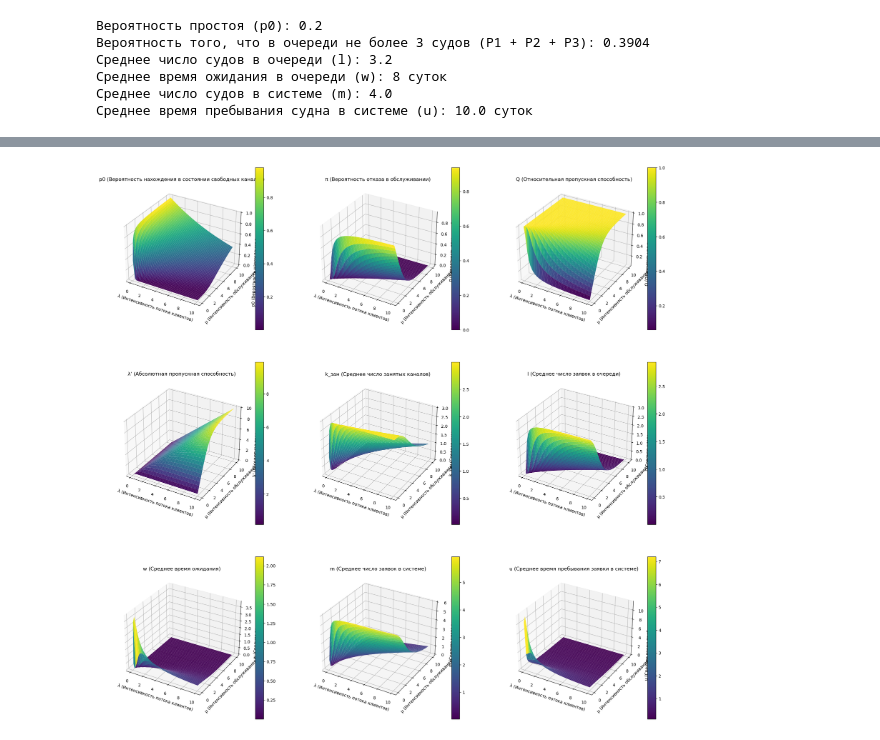
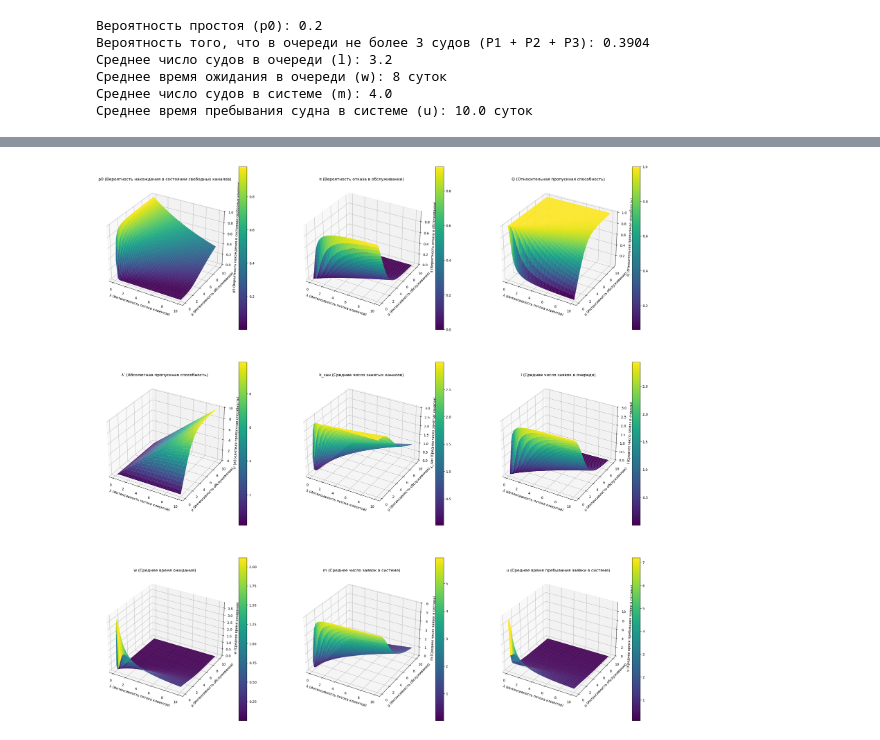
Before and after one commit to Displs/stms_mirea, a Jupyter notebook: 04_lecture45.ipynb, the cells around one changed output, grey strips where cells are left out. Drawn from its saved outputs; the diff is of its cells as text; code cells hidden in the pictures.

```diff
--- a/04_lecture45.ipynb
+++ b/04_lecture45.ipynb
@@ -106,18 +108,17 @@ parameters = {
 # %%
 i = 1
 
-fig = plt.figure(figsize=(24, 24))
+fig = plt.figure(figsize=(30, 30))
 
 for name, value in parameters.items():
 
       ax = fig.add_subplot(3, 3, i, projection='3d')
       i += 1
-
       surf = ax.plot_surface(λ_range, μ_range, value, cmap='viridis', edgecolor='none')
       ax.set_title(name)
       ax.set_xlabel('λ (Интенсивность потока клиентов)')
       ax.set_ylabel('μ (Интенсивность обслуживания)')
       ax.set_zlabel(name)
       fig.colorbar(surf, ax=ax)
 # %% [output]
-[figure, old version]
+[figure, new version]
```
Also changed, not shown: parts of 3 cells of this notebook, 1 other file.
